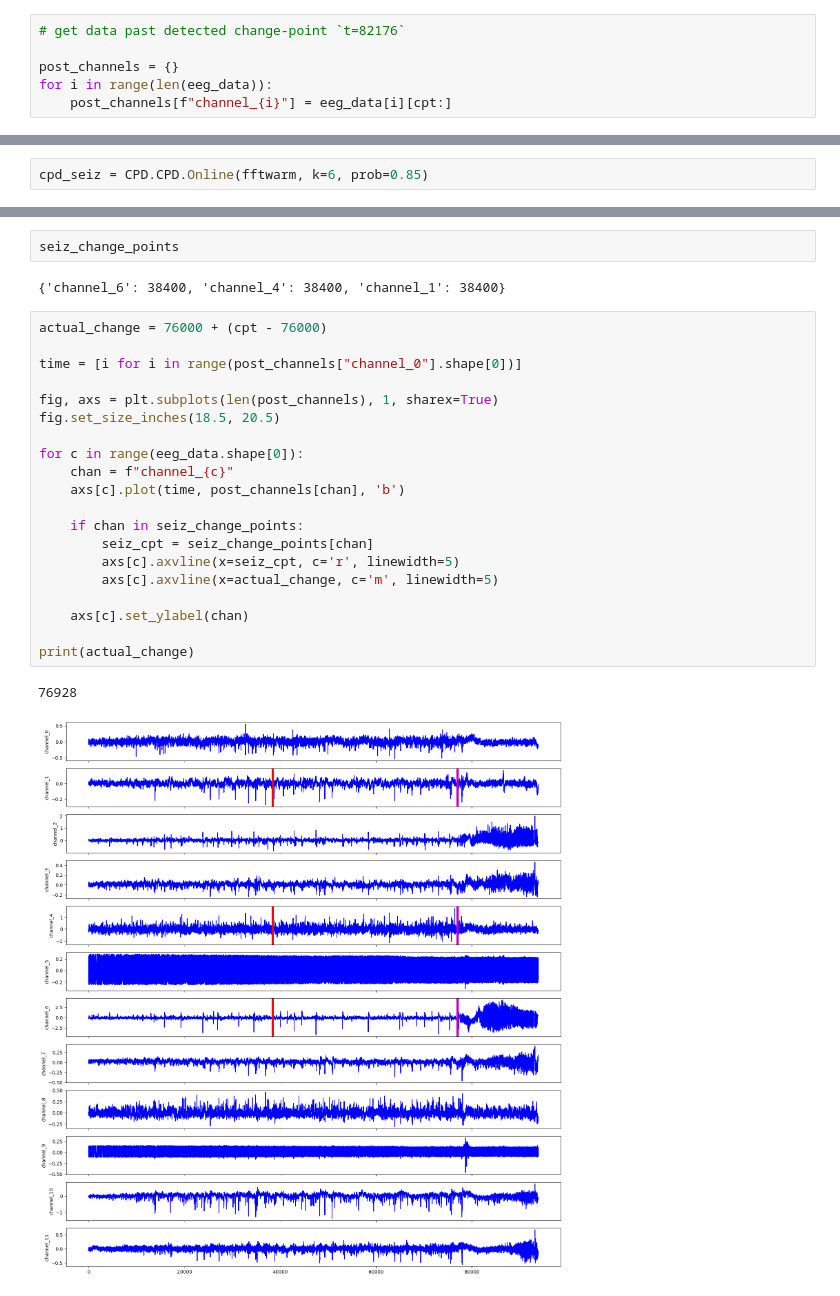
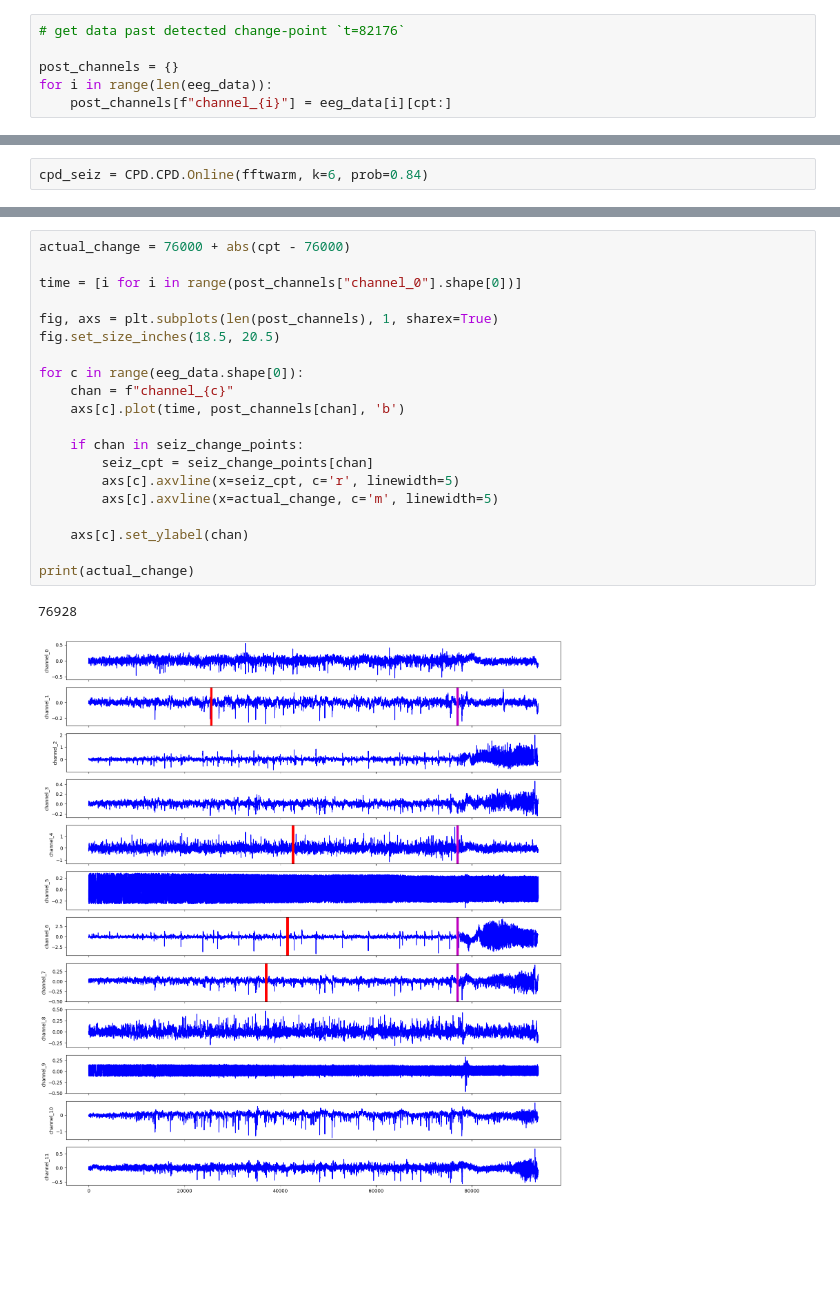
Before and after one commit to F-said/eeg-regime-change, a Jupyter notebook: cpd_preseiz.ipynb, the cells around one changed output, grey strips where cells are left out. Saved outputs shown, nothing was run; the diff lists cells and outputs as text; blank space fills up the shorter version.

```diff
--- a/cpd_preseiz.ipynb
+++ b/cpd_preseiz.ipynb
@@ -144,5 +150,5 @@ fftwarm.warmup()
 # %%
-cpd_seiz = CPD.CPD.Online(fftwarm, k=6, prob=0.85)
+cpd_seiz = CPD.CPD.Online(fftwarm, k=6, prob=0.84)
 # %%
 seiz_change_points = cpd_seiz.run()
 
@@ -160,27 +177,23 @@ change point detected at t=38400
-# %%
-seiz_change_points
-# %% [output]
-{'channel_6': 38400, 'channel_4': 38400, 'channel_1': 38400}
 # %%
-actual_change = 76000 + (cpt - 76000)
+actual_change = 76000 + abs(cpt - 76000)
 
 time = [i for i in range(post_channels["channel_0"].shape[0])]
 
 fig, axs = plt.subplots(len(post_channels), 1, sharex=True)
 fig.set_size_inches(18.5, 20.5)
 
 for c in range(eeg_data.shape[0]):
     chan = f"channel_{c}"
     axs[c].plot(time, post_channels[chan], 'b')
 
     if chan in seiz_change_points:
         seiz_cpt = seiz_change_points[chan]
         axs[c].axvline(x=seiz_cpt, c='r', linewidth=5)
         axs[c].axvline(x=actual_change, c='m', linewidth=5)
 
     axs[c].set_ylabel(chan)
 
 print(actual_change)
 # %% [output]
 76928
-[figure, old version]
+[figure, new version]
```
Also changed, not shown: parts of 11 cells of this notebook, 17 other files.
